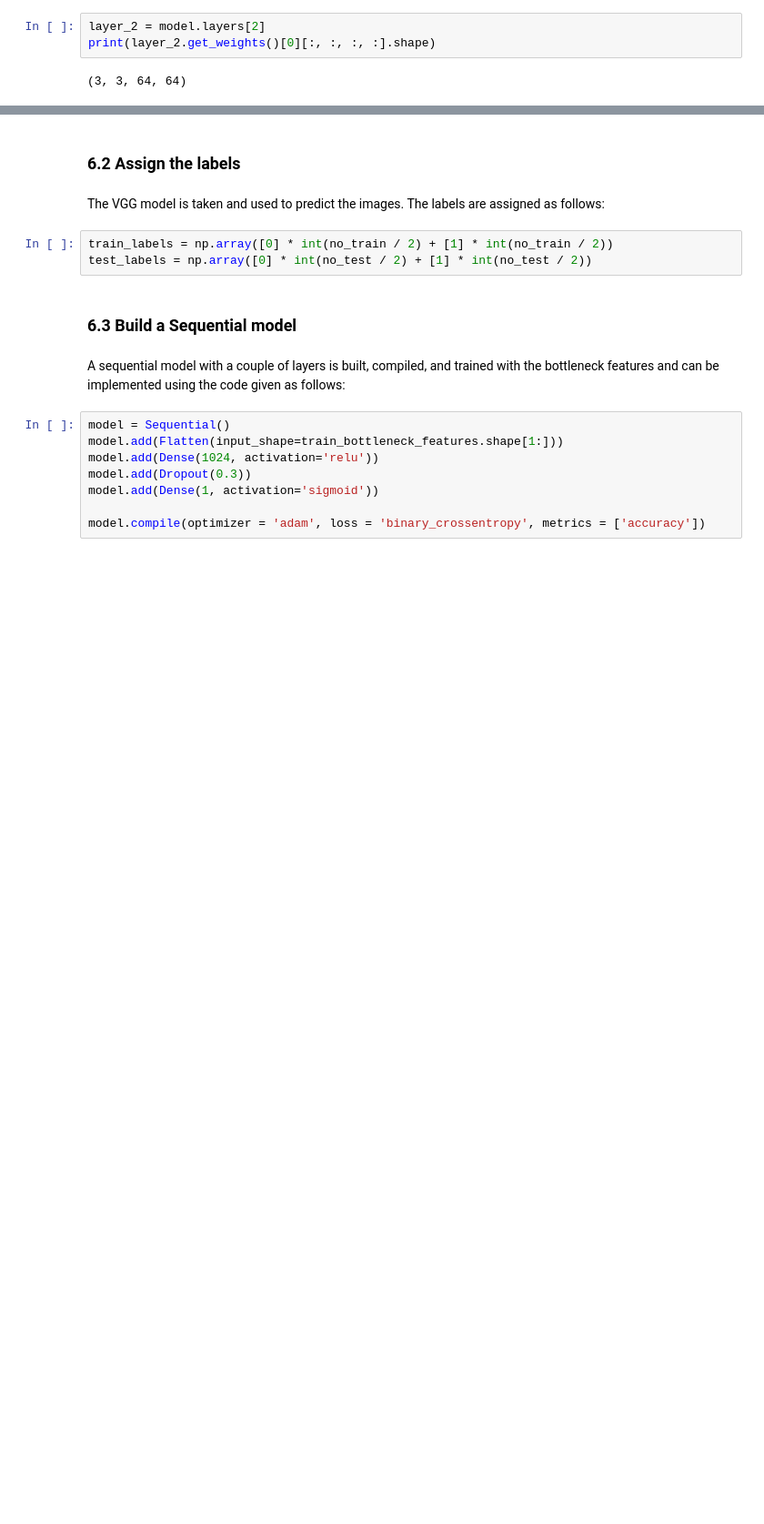
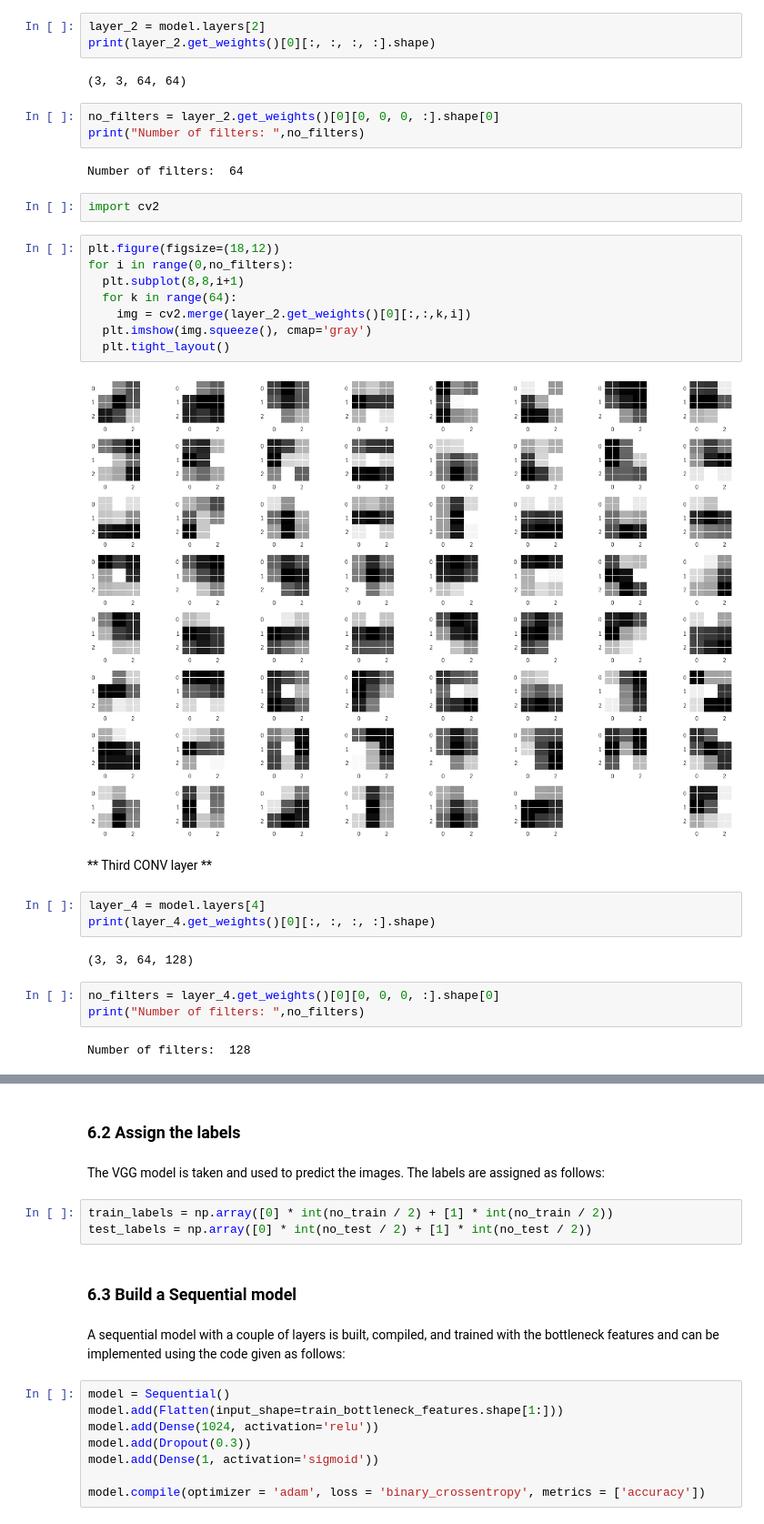
Before and after one commit to DavorJordacevic/TensorFlow-Keras-Neural-Networks, a Jupyter notebook: Convolutional_neural_network_with_Keras_dogs_vs_cats_Classifier.ipynb, the cells around one changed output, grey strips where cells are left out. Shown at 91% size. Cells and saved outputs as stored; diff of their text form; blank space fills up the shorter version.

```diff
--- a/Convolutional_neural_network_with_Keras_dogs_vs_cats_Classifier.ipynb
+++ b/Convolutional_neural_network_with_Keras_dogs_vs_cats_Classifier.ipynb
@@ -514,3 +504,32 @@ layer_2 = model.layers[2]
 print(layer_2.get_weights()[0][:, :, :, :].shape)
 # %% [output]
 (3, 3, 64, 64)
+# %%
+no_filters = layer_2.get_weights()[0][0, 0, 0, :].shape[0]
+print("Number of filters: ",no_filters)
+# %% [output]
+Number of filters:  64
+# %%
+import cv2
+# %%
+plt.figure(figsize=(18,12))
+for i in range(0,no_filters):
+  plt.subplot(8,8,i+1)
+  for k in range(64):
+    img = cv2.merge(layer_2.get_weights()[0][:,:,k,i])
+  plt.imshow(img.squeeze(), cmap='gray')
+  plt.tight_layout()
+# %% [output]
+[figure, added]
+# %% [markdown]
+** Third CONV layer **
+# %%
+layer_4 = model.layers[4]
+print(layer_4.get_weights()[0][:, :, :, :].shape)
+# %% [output]
+(3, 3, 64, 128)
+# %%
+no_filters = layer_4.get_weights()[0][0, 0, 0, :].shape[0]
+print("Number of filters: ",no_filters)
+# %% [output]
+Number of filters:  128
```
Also changed, not shown: parts of 23 cells of this notebook.
